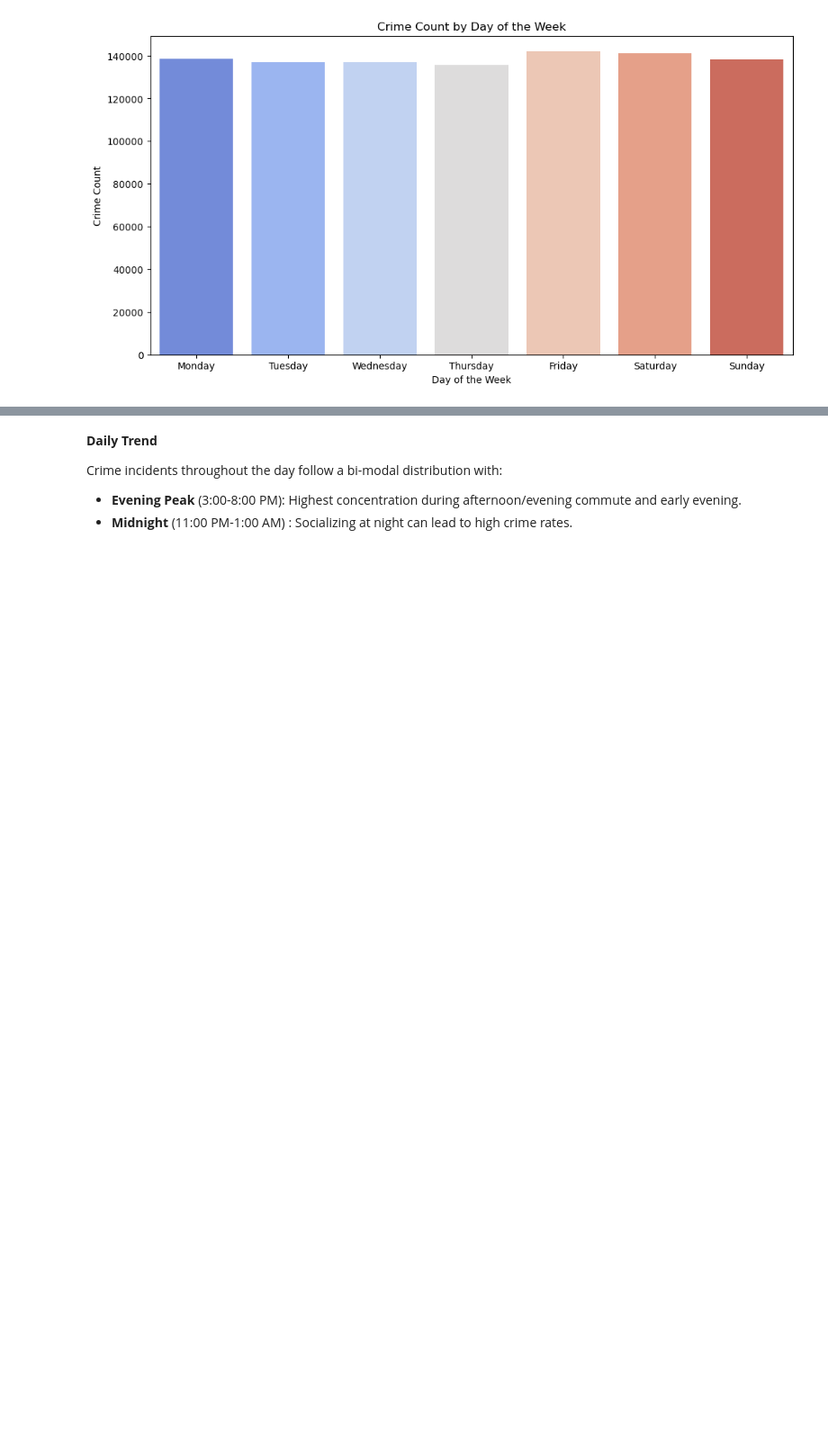
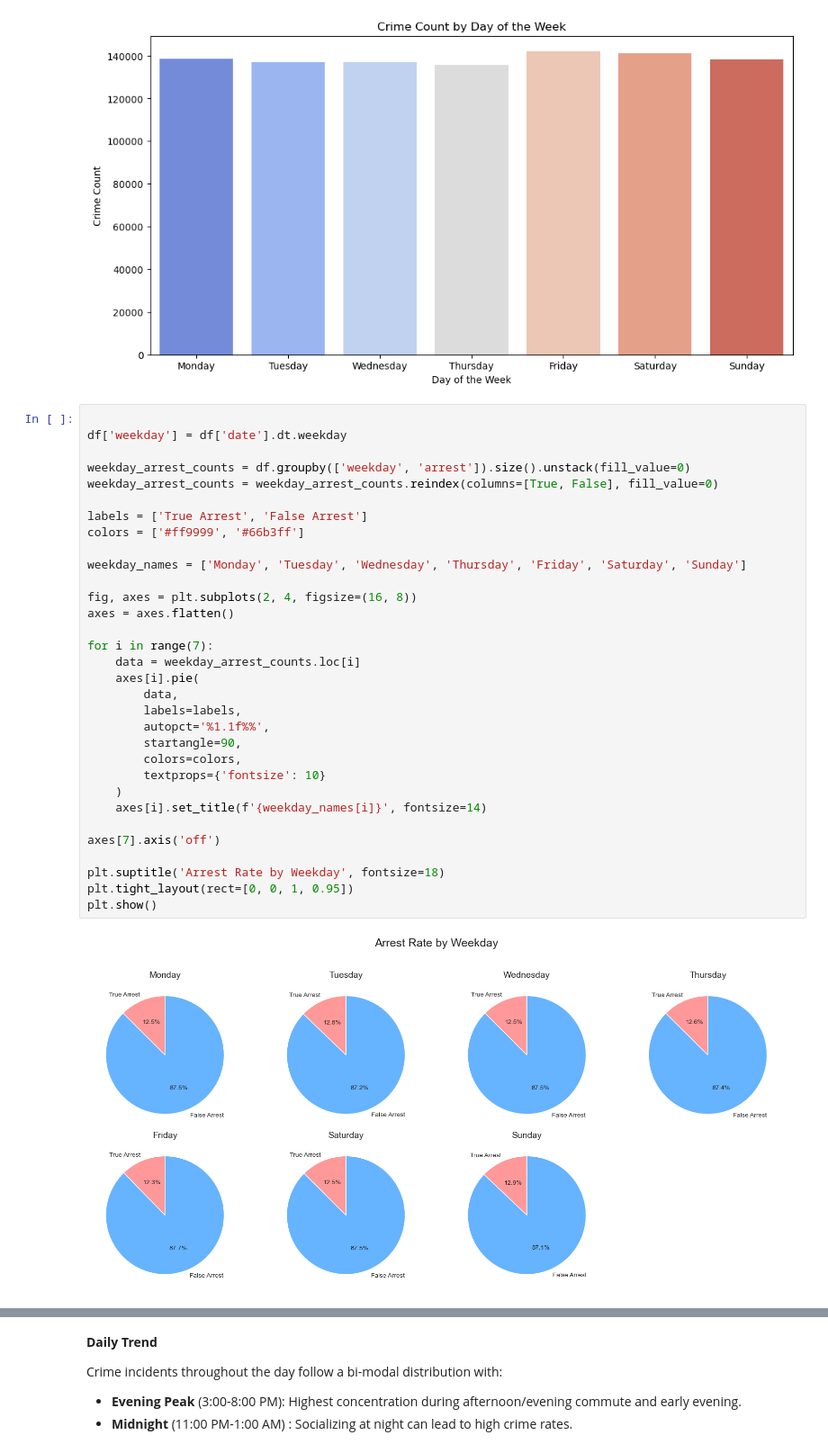
Before and after one commit to Ray7788/NIBRS-Crime-Prediction, a Jupyter notebook: EDA_Code/exploratory_analysis.ipynb, the cells around one changed output, grey strips where cells are left out. Shown at 90% size. Drawn from its saved outputs; the diff is of its cells as text; blank space fills up the shorter version.

```diff
--- a/EDA_Code/exploratory_analysis.ipynb
+++ b/EDA_Code/exploratory_analysis.ipynb
@@ -271,3 +337,37 @@ Passing `palette` without assigning `hue` is deprecated and will be removed in v
 
   sns.countplot(x=df['day_of_week'], order=["Monday", "Tuesday", "Wednesday", "Thursday", "Friday", "Saturday", "Sunday"], palette="coolwarm")
 [figure]
+# %%
+
+df['weekday'] = df['date'].dt.weekday
+
+weekday_arrest_counts = df.groupby(['weekday', 'arrest']).size().unstack(fill_value=0)
+weekday_arrest_counts = weekday_arrest_counts.reindex(columns=[True, False], fill_value=0)
+
+labels = ['True Arrest', 'False Arrest']
+colors = ['#ff9999', '#66b3ff']
+
+weekday_names = ['Monday', 'Tuesday', 'Wednesday', 'Thursday', 'Friday', 'Saturday', 'Sunday']
+
+fig, axes = plt.subplots(2, 4, figsize=(16, 8))
+axes = axes.flatten()
+
+for i in range(7):
+    data = weekday_arrest_counts.loc[i]
+    axes[i].pie(
+        data,
+        labels=labels,
+        autopct='%1.1f%%',
+        startangle=90,
+        colors=colors,
+        textprops={'fontsize': 10}
+    )
+    axes[i].set_title(f'{weekday_names[i]}', fontsize=14)
+
+axes[7].axis('off')
+
+plt.suptitle('Arrest Rate by Weekday', fontsize=18)
+plt.tight_layout(rect=[0, 0, 1, 0.95])
+plt.show()
+# %% [output]
+[figure, added]
```
Also changed, not shown: parts of 10 cells of this notebook.
